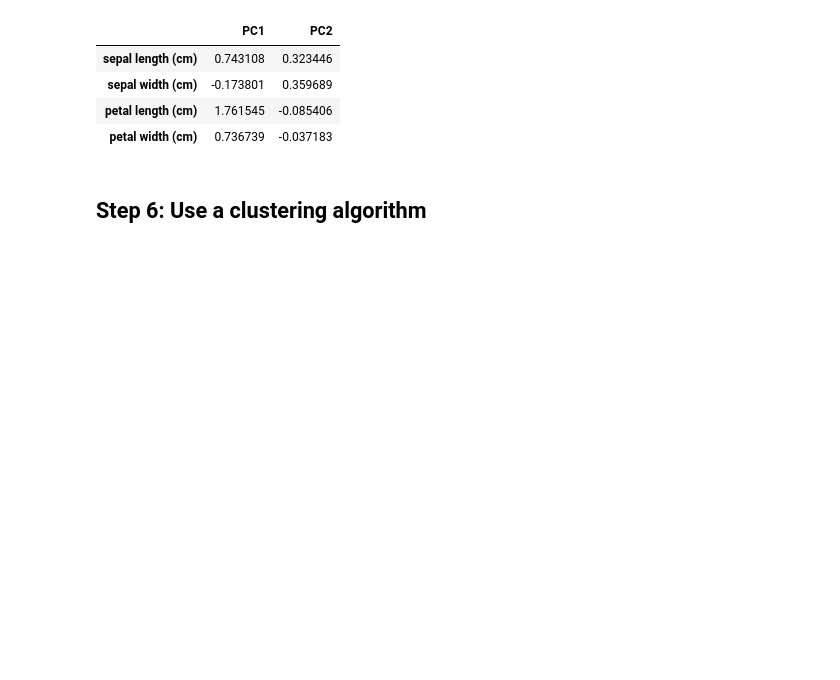
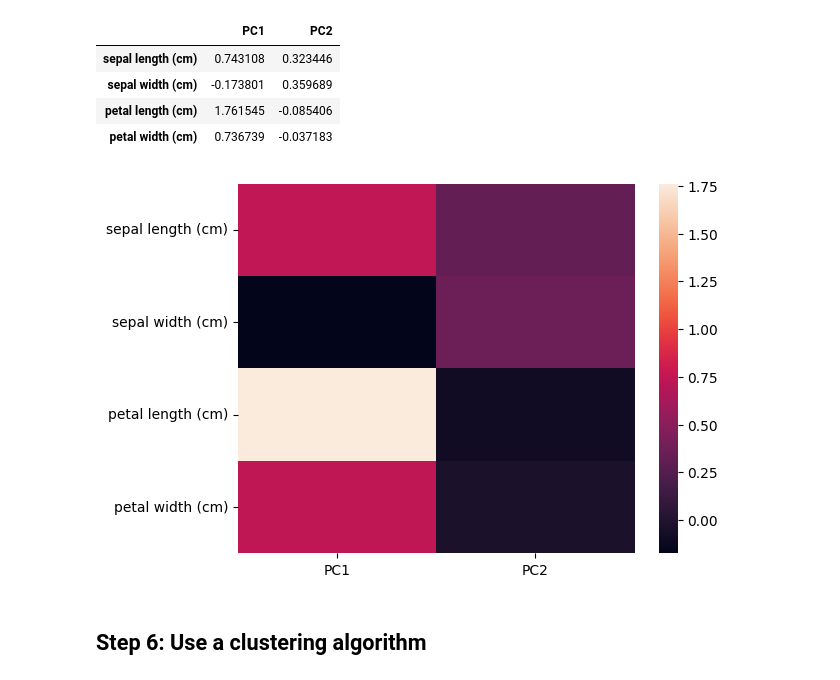
Before and after one commit to robitussin/CCADMACL, a Jupyter notebook: 7 - Principal Component Analysis/implementation/Using_Principal_Component_Analysis_on_the_Iris_Dataset.ipynb, the cells around one changed output. Saved outputs shown, nothing was run; the diff lists cells and outputs as text; code cells hidden in the pictures; blank space fills up the shorter version.

```diff
--- a/7 - Principal Component Analysis/implementation/Using_Principal_Component_Analysis_on_the_Iris_Dataset.ipynb
+++ b/7 - Principal Component Analysis/implementation/Using_Principal_Component_Analysis_on_the_Iris_Dataset.ipynb
@@ -125,6 +126,12 @@ loading_matrix
 | sepal width (cm) | -0.173801 | 0.359689 |
 | petal length (cm) | 1.761545 | -0.085406 |
 | petal width (cm) | 0.736739 | -0.037183 |
+# %%
+# Heat map
+sns.heatmap(loading_matrix)
+plt.show()
+# %% [output]
+[figure, added]
 # %% [markdown]
 ## Step 6: Use a clustering algorithm
 # %%
```
Also changed, not shown: parts of 1 cell of this notebook, 1 other file.
